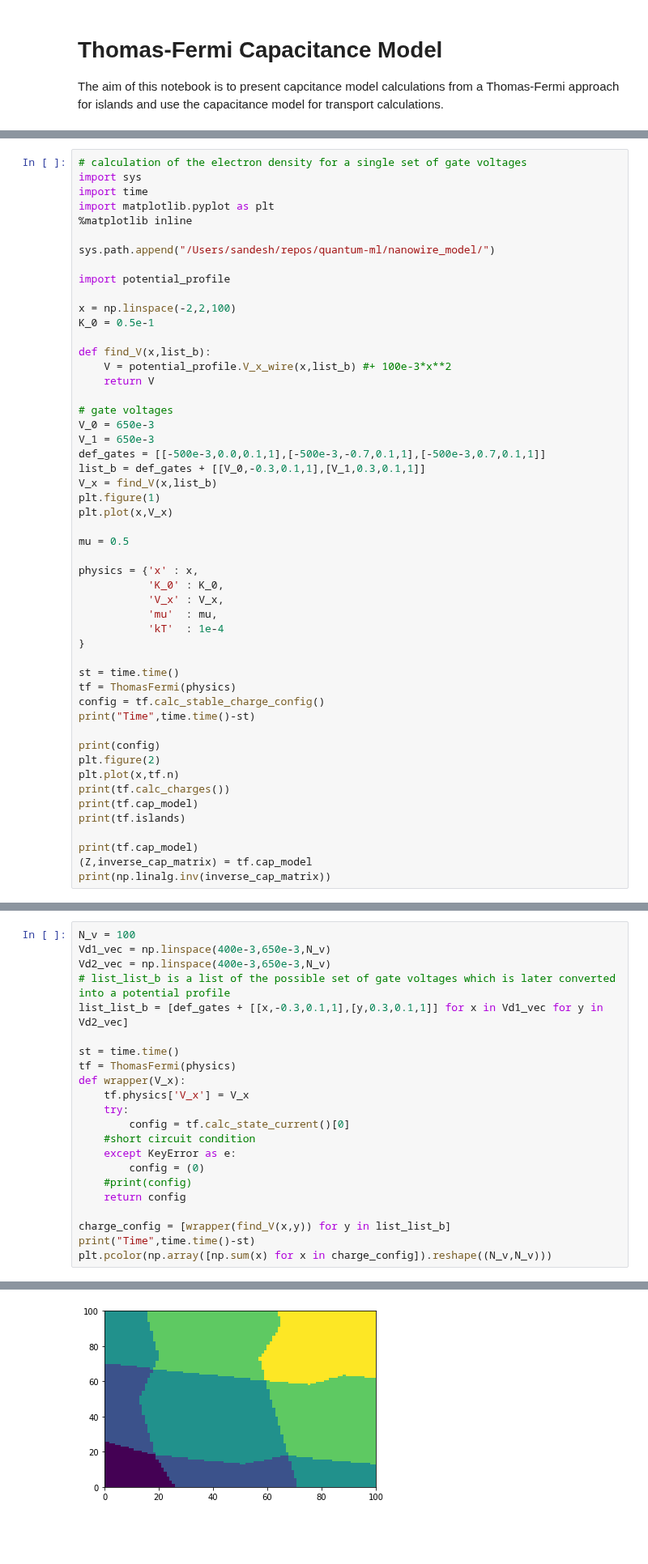
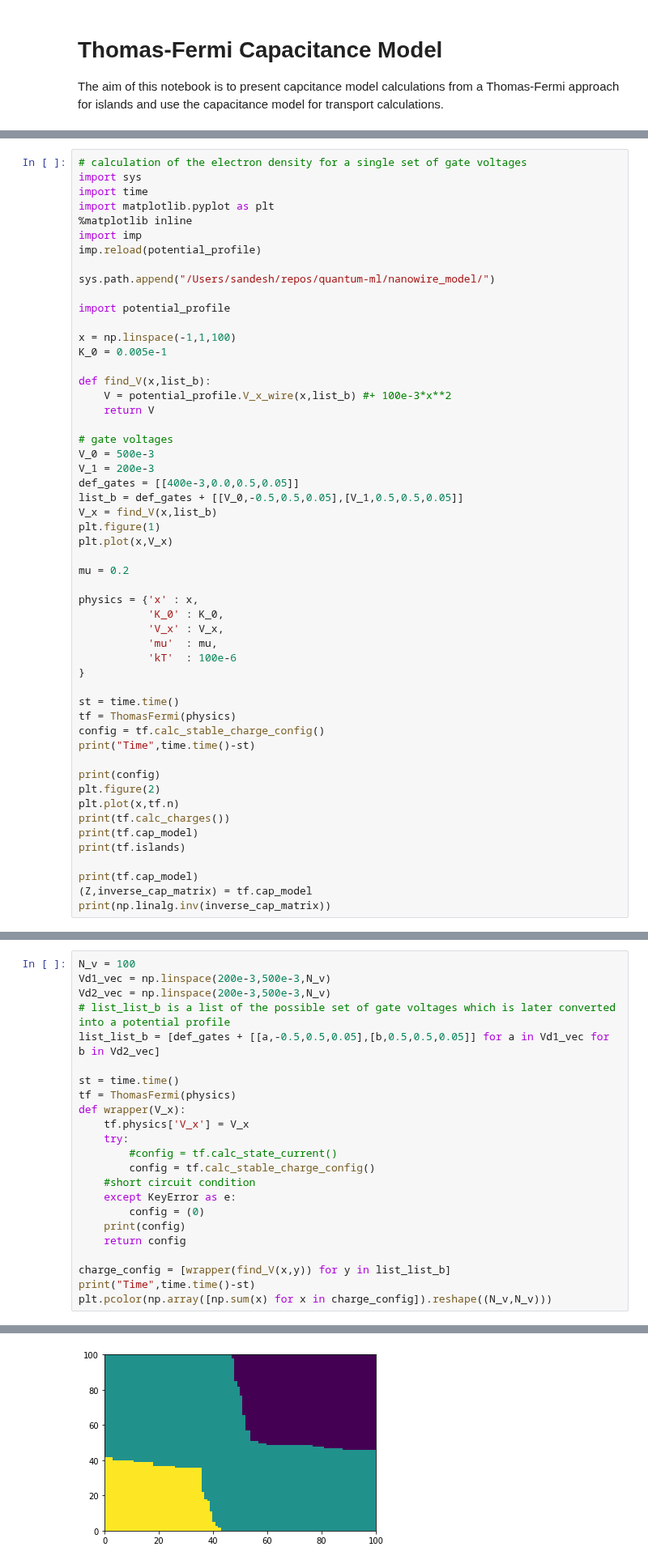
Before and after one commit to Quantumgame/quantum-ml, a Jupyter notebook: test_notebooks/tf_cap_model.ipynb, the cells around one changed output, grey strips where cells are left out. Shown at 81% size. Drawn from its saved outputs; the diff is of its cells as text; blank space fills up the shorter version.

```diff
--- a/test_notebooks/tf_cap_model.ipynb
+++ b/test_notebooks/tf_cap_model.ipynb
@@ -232,34 +256,36 @@ import sys
 import time
 import matplotlib.pyplot as plt
 %matplotlib inline
+import imp
+imp.reload(potential_profile)
 
 sys.path.append("/Users/sandesh/repos/quantum-ml/nanowire_model/")
 
 import potential_profile
 
-x = np.linspace(-2,2,100)
-K_0 = 0.5e-1
+x = np.linspace(-1,1,100)
+K_0 = 0.005e-1
 
 def find_V(x,list_b):
     V = potential_profile.V_x_wire(x,list_b) #+ 100e-3*x**2
     return V
 
 # gate voltages
-V_0 = 650e-3
-V_1 = 650e-3
-def_gates = [[-500e-3,0.0,0.1,1],[-500e-3,-0.7,0.1,1],[-500e-3,0.7,0.1,1]]
-list_b = def_gates + [[V_0,-0.3,0.1,1],[V_1,0.3,0.1,1]]
+V_0 = 500e-3
+V_1 = 200e-3
+def_gates = [[400e-3,0.0,0.5,0.05]]
+list_b = def_gates + [[V_0,-0.5,0.5,0.05],[V_1,0.5,0.5,0.05]]
 V_x = find_V(x,list_b)
 plt.figure(1)
 plt.plot(x,V_x)
 
-mu = 0.5
+mu = 0.2
 
 physics = {'x' : x,
            'K_0' : K_0,
            'V_x' : V_x,
            'mu'  : mu,
-           'kT'  : 1e-4
+           'kT'  : 100e-6
 }
 
 st = time.time()
@@ -293,20 +319,21 @@ Time 0.11654496192932129
 # %%
 N_v = 100
-Vd1_vec = np.linspace(400e-3,650e-3,N_v)
-Vd2_vec = np.linspace(400e-3,650e-3,N_v)
+Vd1_vec = np.linspace(200e-3,500e-3,N_v)
+Vd2_vec = np.linspace(200e-3,500e-3,N_v)
 # list_list_b is a list of the possible set of gate voltages which is later converted into a potential profile
-list_list_b = [def_gates + [[x,-0.3,0.1,1],[y,0.3,0.1,1]] for x in Vd1_vec for y in Vd2_vec]
+list_list_b = [def_gates + [[a,-0.5,0.5,0.05],[b,0.5,0.5,0.05]] for a in Vd1_vec for b in Vd2_vec]
 
 st = time.time()
 tf = ThomasFermi(physics)
 def wrapper(V_x):
     tf.physics['V_x'] = V_x
     try:
-        config = tf.calc_state_current()[0]
+        #config = tf.calc_state_current()
+        config = tf.calc_stable_charge_config()
     #short circuit condition
     except KeyError as e:
         config = (0)
-    #print(config)
+    print(config)
     return config
 
 charge_config = [wrapper(find_V(x,y)) for y in list_list_b]
@@ -317,2 +360,2 @@ Time 1041.0492630004883
 <matplotlib.collections.PolyCollection at 0x...>
-[figure, old version]
+[figure, new version]
```
Also changed, not shown: parts of 8 cells of this notebook, 7 other files.
